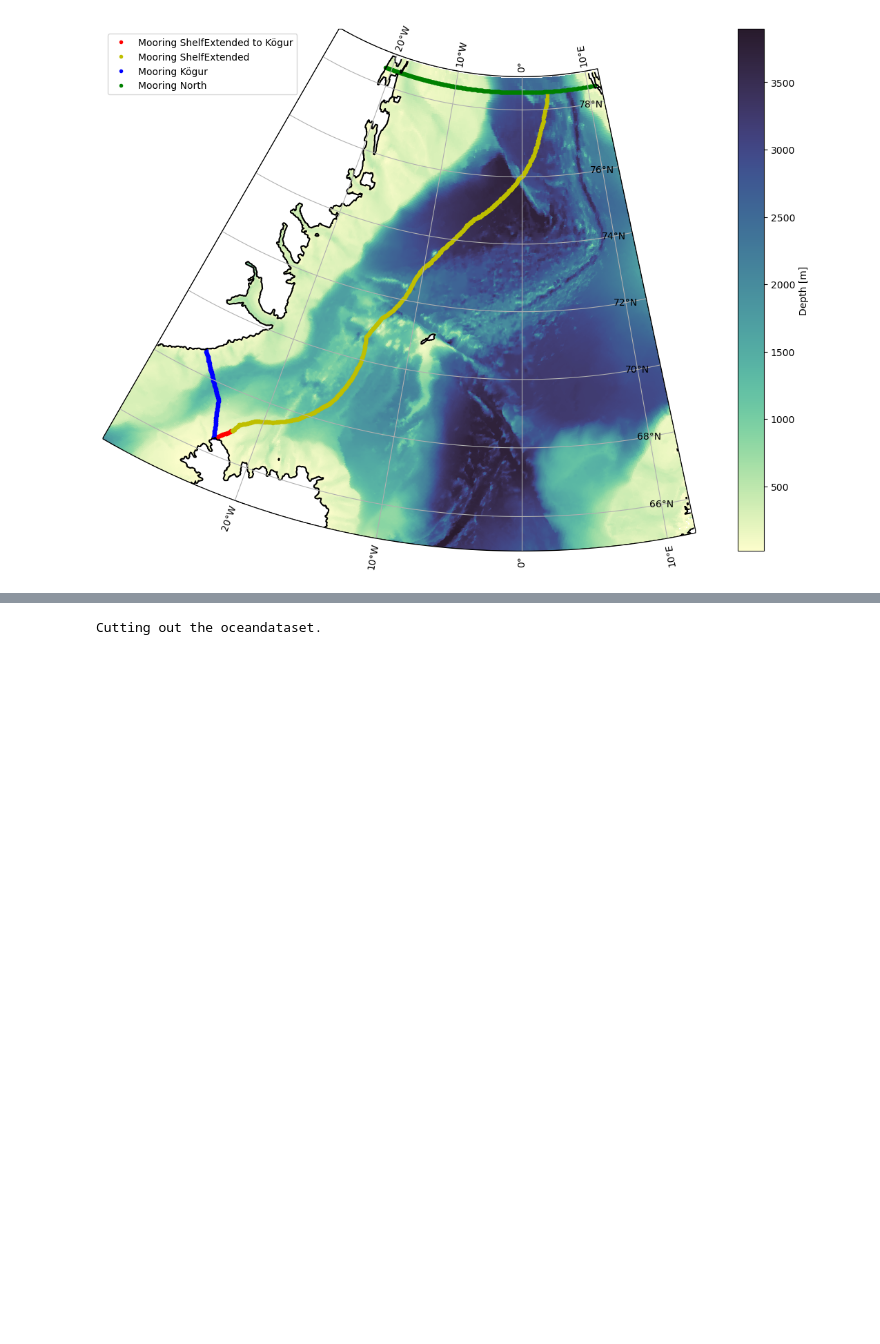
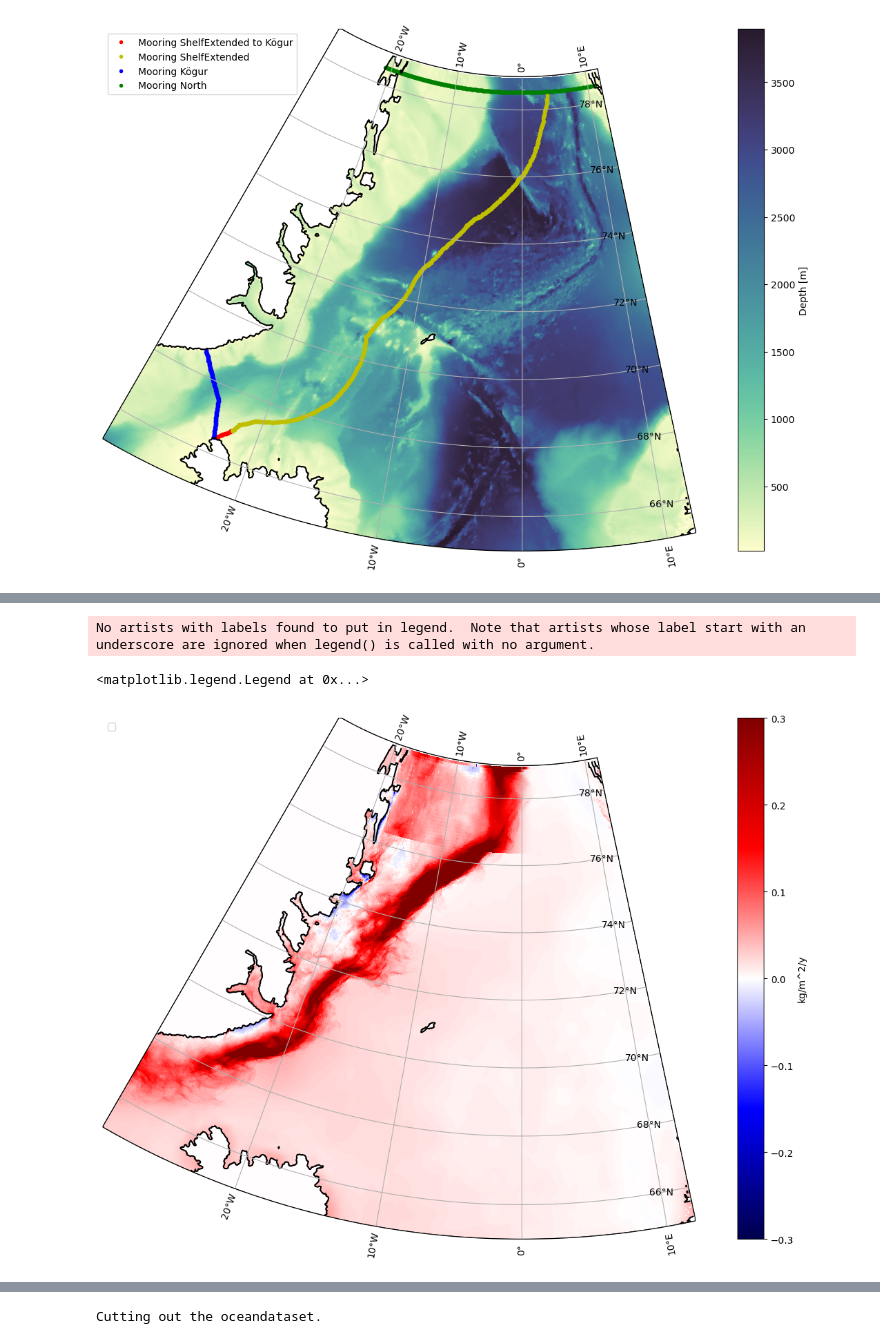
Before and after one commit to EirikKvamme/MScEirik, a Jupyter notebook: FreshWater/FW_budget_full.ipynb, the cells around one changed output, grey strips where cells are left out. Cells and saved outputs as stored; diff of their text form; code cells hidden in the pictures; blank space fills up the shorter version.

```diff
--- a/FreshWater/FW_budget_full.ipynb
+++ b/FreshWater/FW_budget_full.ipynb
@@ -15,6 +15,8 @@ mooring_kogur = xr.open_dataset(r'D:\MScData\mooring_kogur.nc')
 mooring_north = xr.open_dataset(r'D:\MScData\mooring_north.nc')
 depth = xr.open_dataset(r'D:\MScData\Depth_res.nc')['Depth'].sel(Y=slice(65,79)).sel(X=slice(-30,12))
 depth_no_nan = depth
+FW_input = xr.open_dataset(r'D:\MScData\oceFWflx.nc')['oceFWflx'].sel(Y=slice(65,79)).sel(X=slice(-30,12))
+FW_input2 = xr.open_dataset(r'D:\MScData\SIatmFW.nc')['SIatmFW'].sel(Y=slice(65,79)).sel(X=slice(-30,12))
 # %%
 depth = depth.where(depth > 0, np.nan)
 
@@ -81,3 +83,7 @@ ax.legend(loc='upper left')
 # %% [output]
 <matplotlib.legend.Legend at 0x...>
 [figure]
+# %%
+display(FW_input)
+FW_input = FW_input.sum(dim='time')
+FW_input2 = FW_input2.sum(dim='time')
@@ -83,0 +104,49 @@ ax.legend(loc='upper left')
+# %%
+# Plot FW input
+fig, ax = plt.subplots(figsize=(14, 8), subplot_kw={'projection': ccrs.NorthPolarStereo()}, layout='constrained') # central_longitude=-10
+
+extent = [-30,12,65,79]
+
+mesh = ax.pcolormesh(FW_input.X, FW_input.Y, FW_input, cmap='seismic',vmin=-0.3,vmax=0.3,transform=ccrs.PlateCarree())
+cbar = fig.colorbar(mesh)
+cbar.set_label('kg/m^2/y')
+
+ax.contour(depth_no_nan.XC, depth_no_nan.YC, depth_no_nan, [0], colors='black', transform=ccrs.PlateCarree())
+
+# Create a custom path for the extent in PlateCarree projection
+num_points = 100
+bottom_lons = np.linspace(extent[0], extent[1], num_points)
+top_lons = np.linspace(extent[1], extent[0], num_points)
+bottom_lats = np.full_like(bottom_lons, extent[2])
+top_lats = np.full_like(top_lons, extent[3])
+
+# Combine the vertices
+verts = np.vstack([
+    np.column_stack([bottom_lons, bottom_lats]),
+    np.column_stack([top_lons, top_lats])
+])
+
+# Transform the vertices to the NorthPolarStereo projection
+proj = ccrs.NorthPolarStereo()
+verts_proj = proj.transform_points(ccrs.PlateCarree(), verts[:, 0], verts[:, 1])
+verts_proj = verts_proj[:, :2]  # Only keep x and y coordinates
+
+# Create the path
+codes = [Path.MOVETO] + [Path.LINETO] * (len(verts_proj) - 1) + [Path.CLOSEPOLY]
+path = Path(np.vstack([verts_proj, verts_proj[0]]), codes)
+patch = PathPatch(path, transform=ax.transData, edgecolor='black', facecolor='none')
+ax.add_patch(patch)
+
+# Set the boundary using the transformed path
+ax.set_boundary(patch.get_path(), transform=ax.transData)
+
+# Add gridlines and format them
+gl = ax.gridlines(draw_labels=True)
+gl.xformatter = LONGITUDE_FORMATTER
+gl.yformatter = LATITUDE_FORMATTER
+
+ax.legend(loc='upper left')
+# %% [output]
+No artists with labels found to put in legend.  Note that artists whose label start with an underscore are ignored when legend() is called with no argument.
+<matplotlib.legend.Legend at 0x...>
+[figure, added]
```
Also changed, not shown: parts of 7 cells of this notebook, 2 other files.
